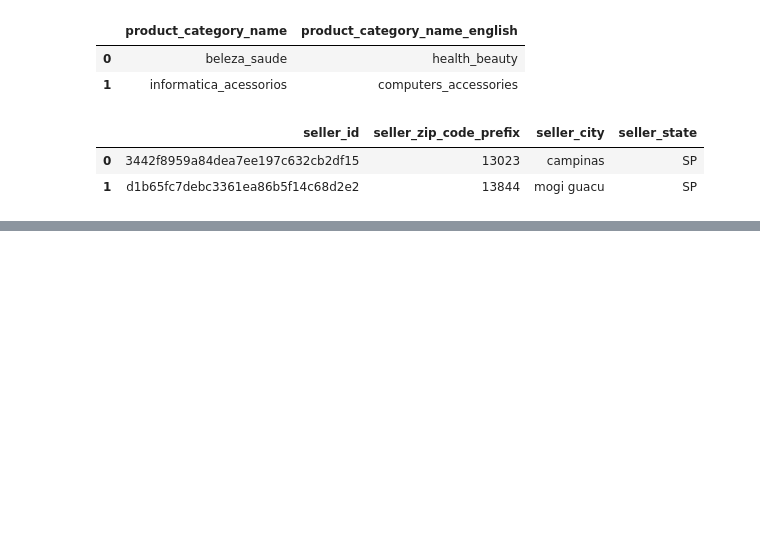
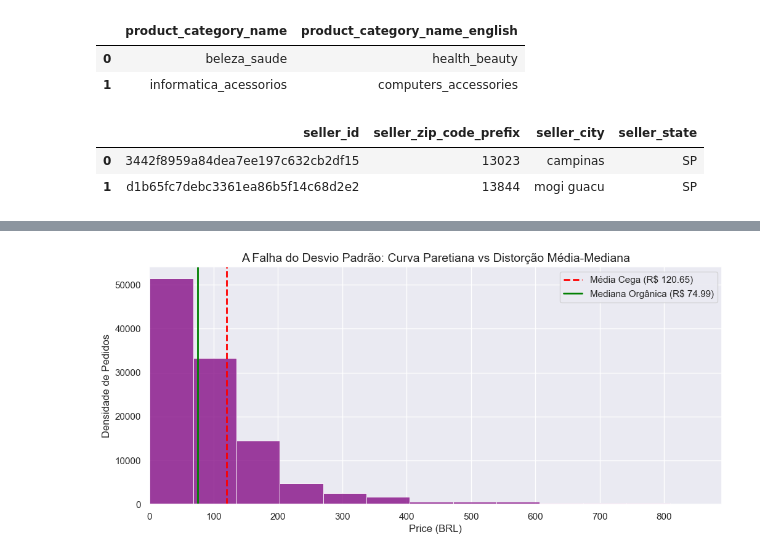
Before and after one commit to NikolasTesch/DesafioRadar, a Jupyter notebook: notebooks/fabily_notes/clean_note_1.ipynb, the cells around one changed output, grey strips where cells are left out. Drawn from its saved outputs; the diff is of its cells as text; code cells hidden in the pictures; blank space fills up the shorter version.

Commit message:
release/hotfix: Finishing the cleaning notebook and initiating the data analysis

```diff
--- a/notebooks/fabily_notes/clean_note_1.ipynb
+++ b/notebooks/fabily_notes/clean_note_1.ipynb
@@ -21 +1,21 @@ geolocation = pd.read_csv(os.path.join(raw_data_dir, "olist_geolocation_dataset.
+# %%
+import seaborn as sns
+import matplotlib.pyplot as plt
+import numpy as np
+import pandas as pd
+import os
+
+raw_data_dir = "../../data/raw"
+
+orders = pd.read_csv(os.path.join(raw_data_dir, "olist_orders_dataset.csv"))
+items = pd.read_csv(os.path.join(raw_data_dir, "olist_order_items_dataset.csv"))
+customers = pd.read_csv(os.path.join(raw_data_dir, "olist_customers_dataset.csv"))
+payments = pd.read_csv(os.path.join(raw_data_dir, "olist_order_payments_dataset.csv"))
+reviews = pd.read_csv(os.path.join(raw_data_dir, "olist_order_reviews_dataset.csv"))
+products = pd.read_csv(os.path.join(raw_data_dir, "olist_products_dataset.csv"))
+translators = pd.read_csv(os.path.join(raw_data_dir, "product_category_name_translation.csv"))
+sellers = pd.read_csv(os.path.join(raw_data_dir, "olist_sellers_dataset.csv"))
+geolocation = pd.read_csv(os.path.join(raw_data_dir, "olist_geolocation_dataset.csv"))
+
+sns.set_theme(style="darkgrid")
 # %% [markdown]
@@ -121,0 +107,20 @@ Para contornar a anomalia Paretiana, utilizamos duas medidas matemáticas blinda
+# %%
+plt.figure(figsize=(12, 5))
+sns.histplot(items['price'], bins=100, color='purple', kde=False)
+
+media_preco = items['price'].mean()
+mediana_preco = items['price'].median()
+
+plt.axvline(media_preco, color='red', linestyle='--', linewidth=2, label=f"Média Cega (R$ {media_preco:.2f})")
+plt.axvline(mediana_preco, color='green', linestyle='-', linewidth=2, label=f"Mediana Orgânica (R$ {mediana_preco:.2f})")
+
+plt.title("A Falha do Desvio Padrão: Curva Paretiana vs Distorção Média-Mediana", fontsize=14)
+plt.xlabel("Price (BRL)")
+plt.ylabel("Densidade de Pedidos")
+
+# Dando um "Zoom" ignorando os casos Mega B2B para visualizacao clara do grosso da curva
+plt.xlim(0, items['price'].quantile(0.99))
+plt.legend()
+plt.show()
+# %% [output]
+[figure, added]
```
Also changed, not shown: parts of 10 cells of this notebook, 2 other files.
